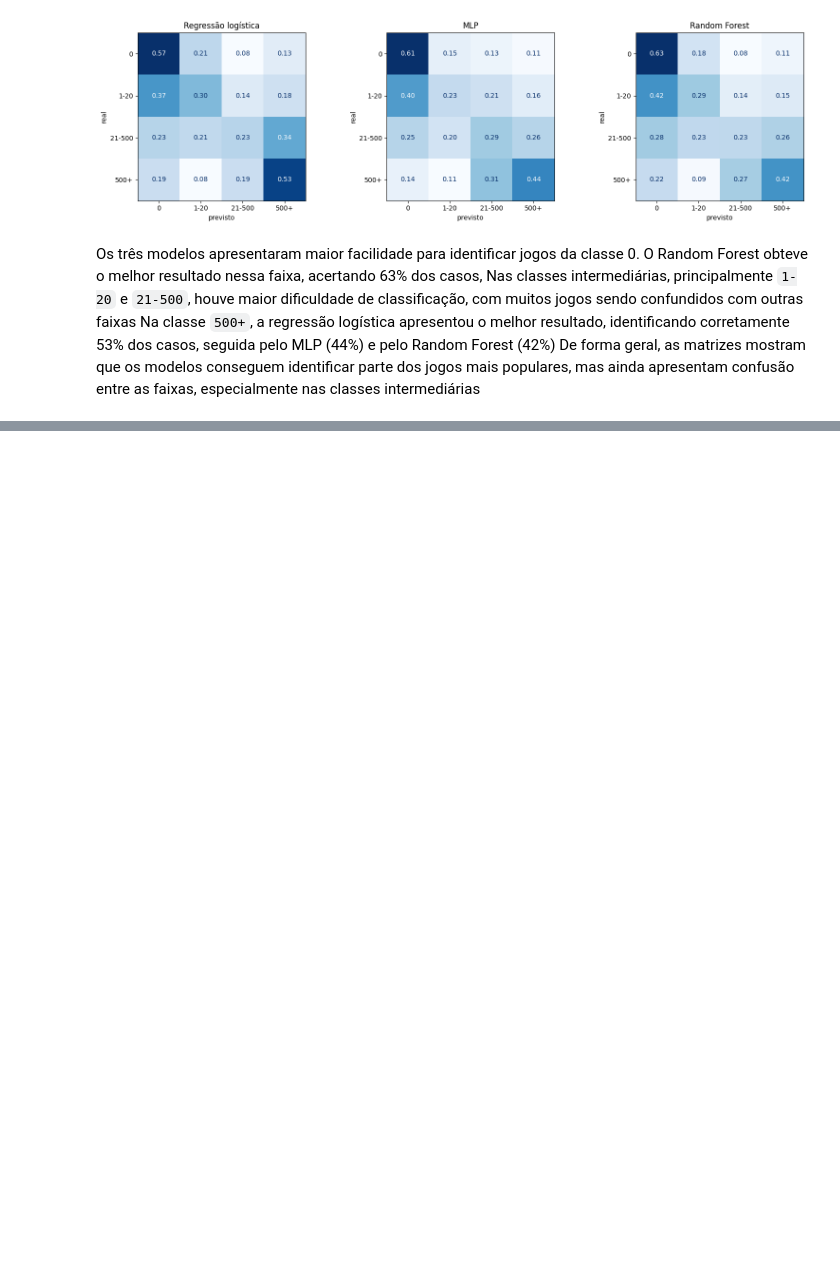
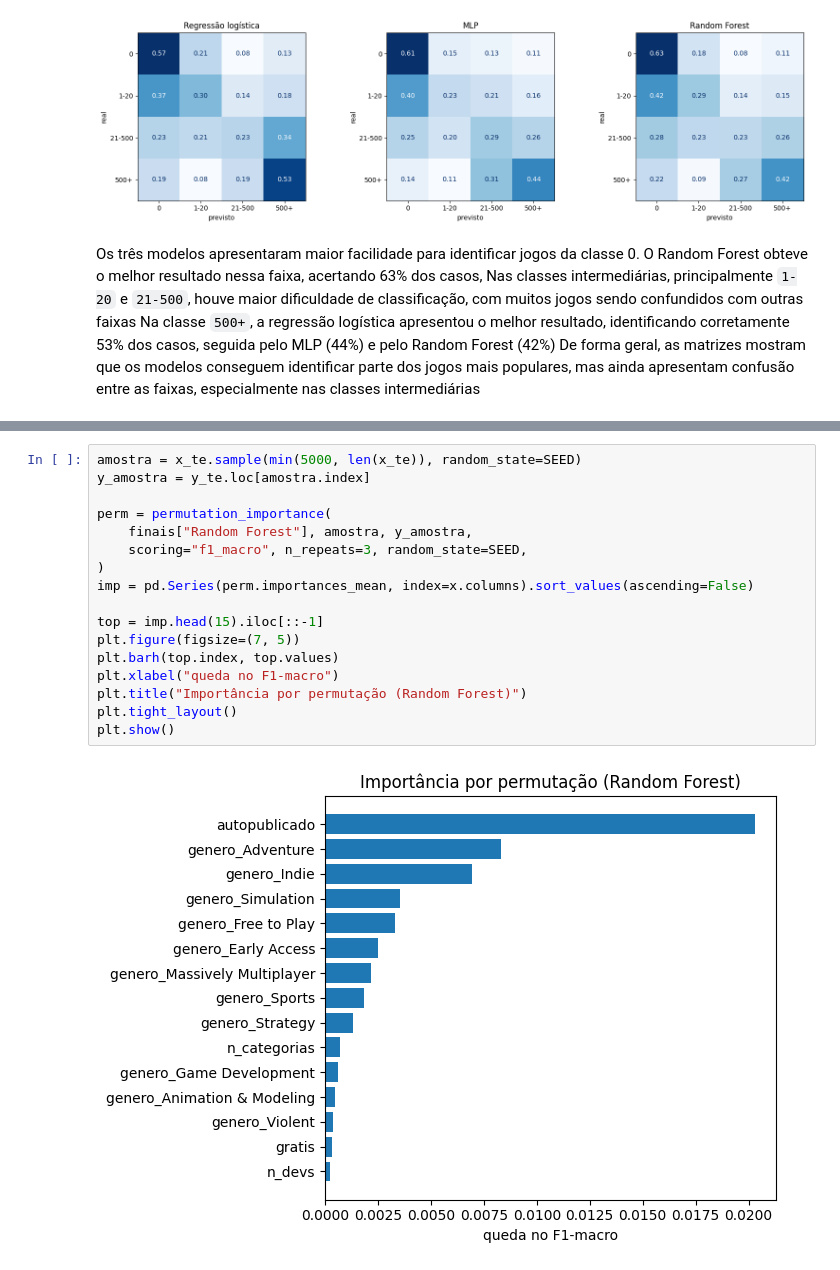
Before and after one commit to gustavomiranda2302/predicao-popularidade-steam, a Jupyter notebook: models/notebooks/03_modelagem.ipynb, the cells around one changed output, grey strips where cells are left out. Drawn from its saved outputs; the diff is of its cells as text; blank space fills up the shorter version.

Commit message:
feat: importancia das variaveis no random forest

```diff
--- a/models/notebooks/03_modelagem.ipynb
+++ b/models/notebooks/03_modelagem.ipynb
@@ -319,0 +317,19 @@ De forma geral, as matrizes mostram que os modelos conseguem identificar parte d
+# %%
+amostra = x_te.sample(min(5000, len(x_te)), random_state=SEED)
+y_amostra = y_te.loc[amostra.index]
+
+perm = permutation_importance(
+    finais["Random Forest"], amostra, y_amostra,
+    scoring="f1_macro", n_repeats=3, random_state=SEED,
+)
+imp = pd.Series(perm.importances_mean, index=x.columns).sort_values(ascending=False)
+
+top = imp.head(15).iloc[::-1]
+plt.figure(figsize=(7, 5))
+plt.barh(top.index, top.values)
+plt.xlabel("queda no F1-macro")
+plt.title("Importância por permutação (Random Forest)")
+plt.tight_layout()
+plt.show()
+# %% [output]
+[figure, added]
```
Also changed, not shown: parts of 4 cells of this notebook.
